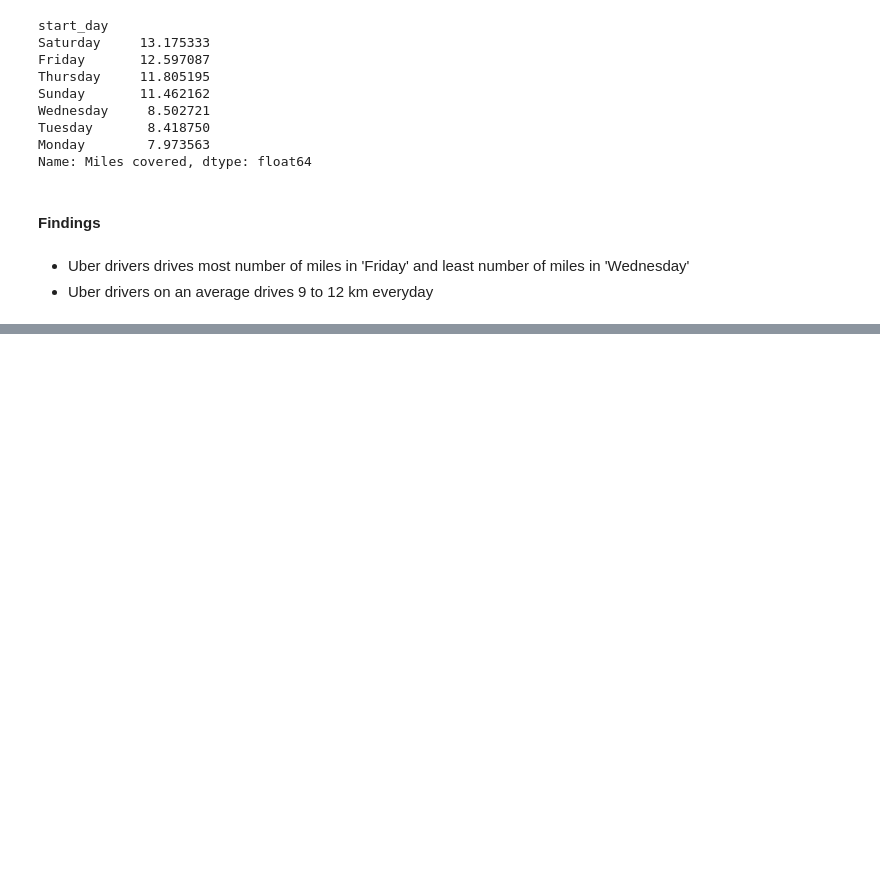
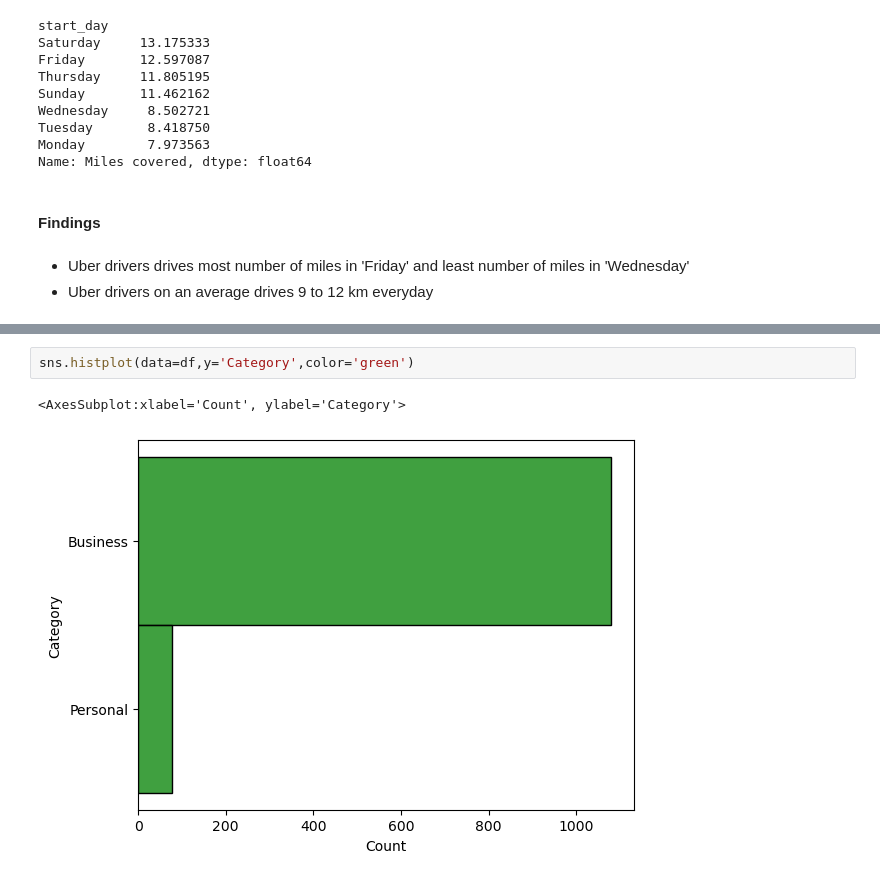
Before and after one commit to shankhaneeldutta667/Uber-Data-Analysis-Kaggle, a Jupyter notebook: projectfile.ipynb, the cells around one changed output, grey strips where cells are left out. Drawn from its saved outputs; the diff is of its cells as text; blank space fills up the shorter version.

```diff
--- a/projectfile.ipynb
+++ b/projectfile.ipynb
@@ -529,0 +540,5 @@ Name: Miles covered, dtype: float64
+# %%
+sns.histplot(data=df,y='Category',color='green')
+# %% [output]
+<AxesSubplot:xlabel='Count', ylabel='Category'>
+[figure, added]
```
Also changed, not shown: parts of 4 cells of this notebook, 1 other file.
